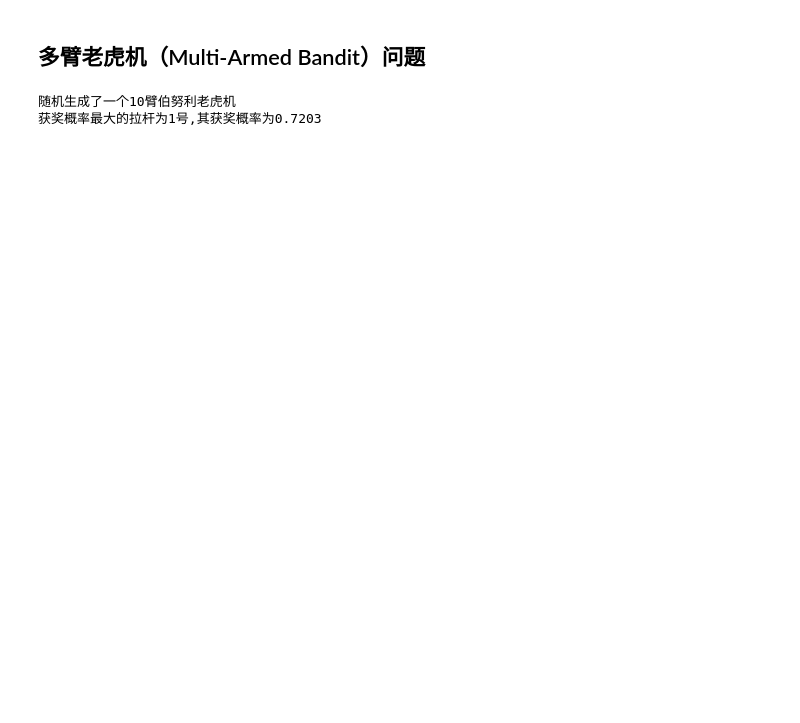
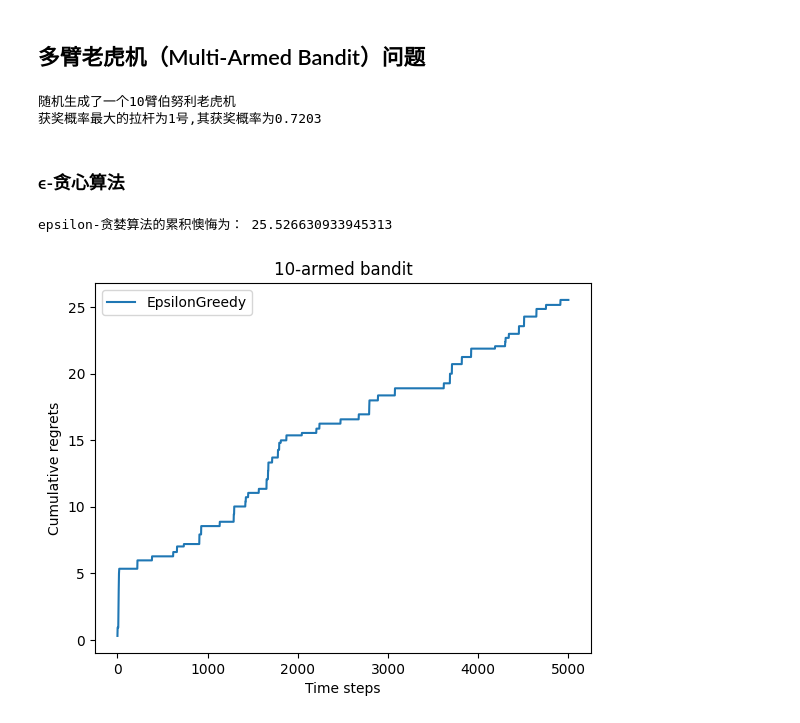
Before and after one commit to hyyyyyyz/rl_coding, a Jupyter notebook: MAB.ipynb, the cells around one changed output. Cells and saved outputs as stored; diff of their text form; code cells hidden in the pictures; blank space fills up the shorter version.

```diff
--- a/MAB.ipynb
+++ b/MAB.ipynb
@@ -59,6 +59,8 @@ class Solver:
             self.counts[k] += 1
             self.actions.append(k)
             self.update_regret(k)
+# %% [markdown]
+### ϵ-贪心算法
 # %%
 class EpsilonGreedy(Solver):
     """ epsilon贪婪算法,继承Solver类 """
@@ -76,3 +78,25 @@ class EpsilonGreedy(Solver):
         r = self.bandit.step(k)  # 得到本次动作的奖励
         self.estimates[k] += 1. / (self.counts[k] + 1) * (r - self.estimates[k])
         return k
+# %%
+def plot_results(solvers, solver_names):
+    """生成累积懊悔随时间变化的图像。输入solvers是一个列表,列表中的每个元素是一种特定的策略。
+    而solver_names也是一个列表,存储每个策略的名称"""
+    for idx, solver in enumerate(solvers):
+        time_list = range(len(solver.regrets))
+        plt.plot(time_list, solver.regrets, label=solver_names[idx])
+    plt.xlabel('Time steps')
+    plt.ylabel('Cumulative regrets')
+    plt.title('%d-armed bandit' % solvers[0].bandit.K)
+    plt.legend()
+    plt.show()
+
+
+np.random.seed(1)
+epsilon_greedy_solver = EpsilonGreedy(bandit_10_arm, epsilon=0.01)
+epsilon_greedy_solver.run(5000)
+print('epsilon-贪婪算法的累积懊悔为：', epsilon_greedy_solver.regret)
+plot_results([epsilon_greedy_solver], ["EpsilonGreedy"])
+# %% [output]
+epsilon-贪婪算法的累积懊悔为： 25.526630933945313
+[figure, added]
```
Also changed, not shown: parts of 7 cells of this notebook, 1 other file.
